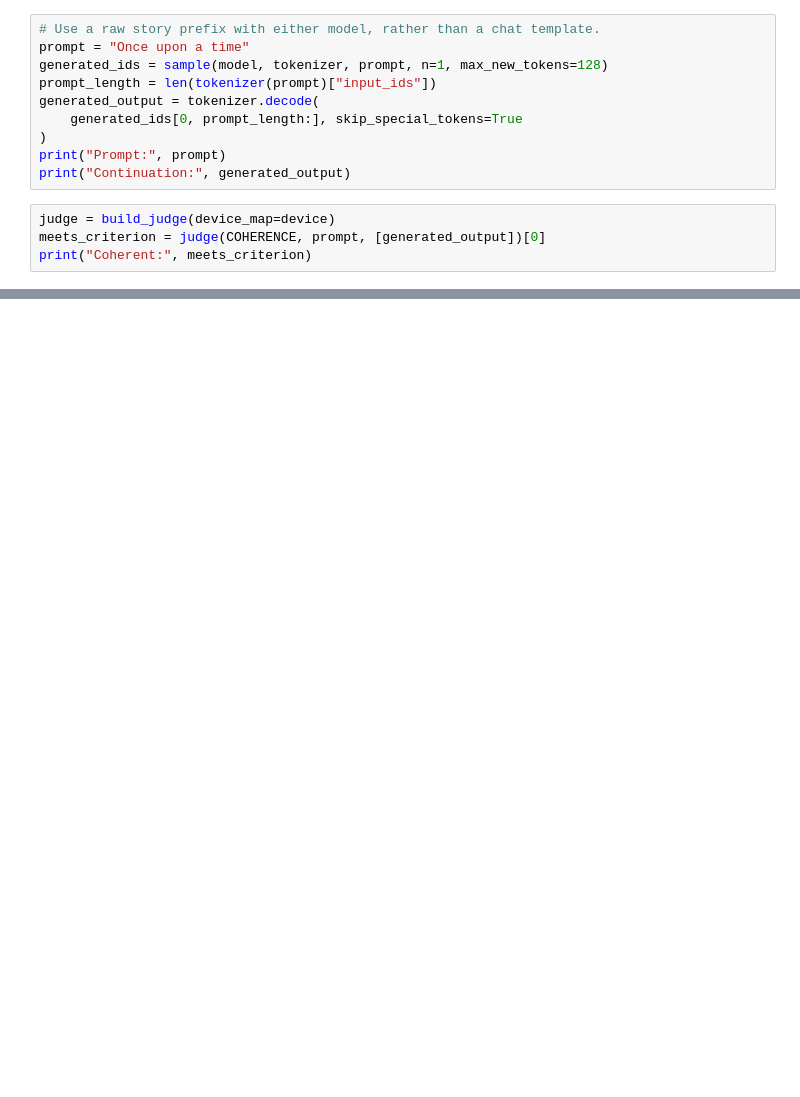
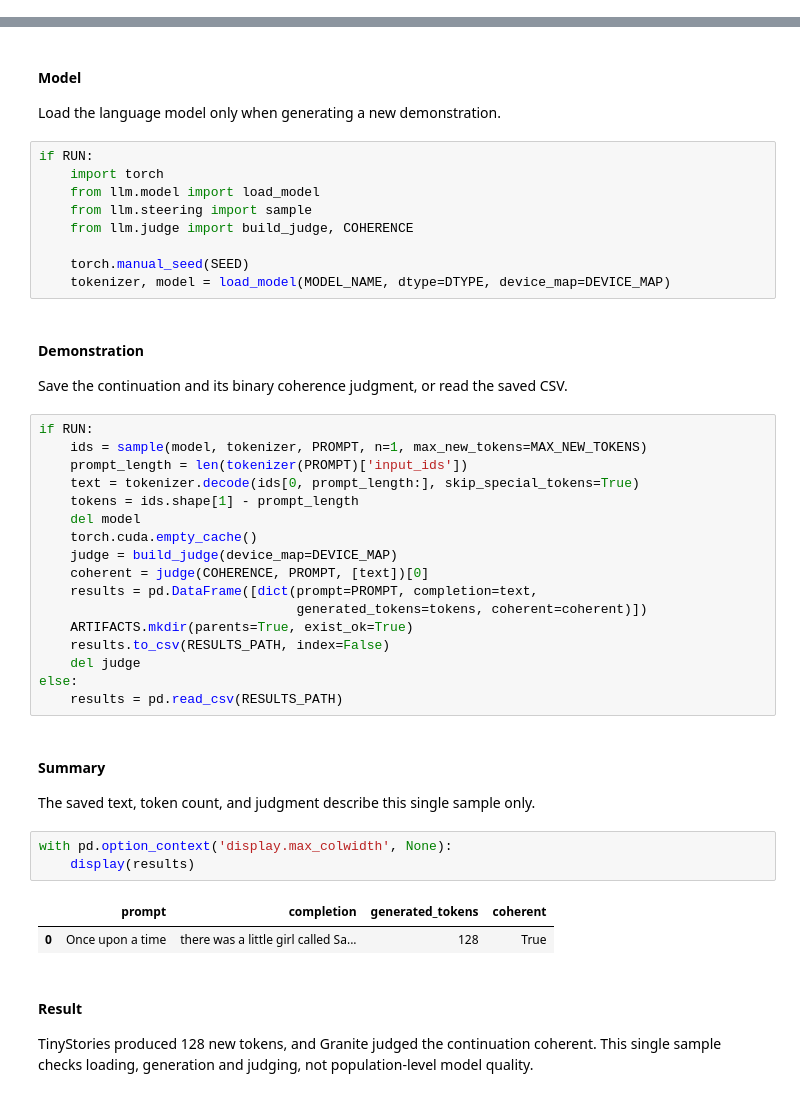
Before and after one commit to niniack/lqr_modded, a Jupyter notebook: 00_test_load.ipynb, the cells around one changed output, grey strips where cells are left out. Cells and saved outputs as stored; diff of their text form; blank space fills up the shorter version.

```diff
--- a/00_test_load.ipynb
+++ b/00_test_load.ipynb
@@ -24,14 +0,0 @@ tokenizer, model = load_model(model_name, device_map=device, dtype=dtype)
-# %%
-# Use a raw story prefix with either model, rather than a chat template.
-prompt = "Once upon a time"
-generated_ids = sample(model, tokenizer, prompt, n=1, max_new_tokens=128)
-prompt_length = len(tokenizer(prompt)["input_ids"])
-generated_output = tokenizer.decode(
-    generated_ids[0, prompt_length:], skip_special_tokens=True
-)
-print("Prompt:", prompt)
-print("Continuation:", generated_output)
-# %%
-judge = build_judge(device_map=device)
-meets_criterion = judge(COHERENCE, prompt, [generated_output])[0]
-print("Coherent:", meets_criterion)
@@ -37,0 +21,44 @@ print("Coherent:", meets_criterion)
+# %% [markdown]
+#### Model
+Load the language model only when generating a new demonstration.
+# %%
+if RUN:
+    import torch
+    from llm.model import load_model
+    from llm.steering import sample
+    from llm.judge import build_judge, COHERENCE
+
+    torch.manual_seed(SEED)
+    tokenizer, model = load_model(MODEL_NAME, dtype=DTYPE, device_map=DEVICE_MAP)
+# %% [markdown]
+#### Demonstration
+Save the continuation and its binary coherence judgment, or read the saved CSV.
+# %%
+if RUN:
+    ids = sample(model, tokenizer, PROMPT, n=1, max_new_tokens=MAX_NEW_TOKENS)
+    prompt_length = len(tokenizer(PROMPT)['input_ids'])
+    text = tokenizer.decode(ids[0, prompt_length:], skip_special_tokens=True)
+    tokens = ids.shape[1] - prompt_length
+    del model
+    torch.cuda.empty_cache()
+    judge = build_judge(device_map=DEVICE_MAP)
+    coherent = judge(COHERENCE, PROMPT, [text])[0]
+    results = pd.DataFrame([dict(prompt=PROMPT, completion=text,
+                                 generated_tokens=tokens, coherent=coherent)])
+    ARTIFACTS.mkdir(parents=True, exist_ok=True)
+    results.to_csv(RESULTS_PATH, index=False)
+    del judge
+else:
+    results = pd.read_csv(RESULTS_PATH)
+# %% [markdown]
+#### Summary
+The saved text, token count, and judgment describe this single sample only.
+# %%
+with pd.option_context('display.max_colwidth', None):
+    display(results)
+# %% [output]
+|  | prompt | completion | generated_tokens | coherent |
+| 0 | Once upon a time | there was a little girl called Sa... | 128 | True |
+# %% [markdown]
+#### Result
+TinyStories produced 128 new tokens, and Granite judged the continuation coherent. This single sample checks loading, generation and judging, not population-level model quality.
```
Also changed, not shown: parts of 5 cells of this notebook, 40 other files.
